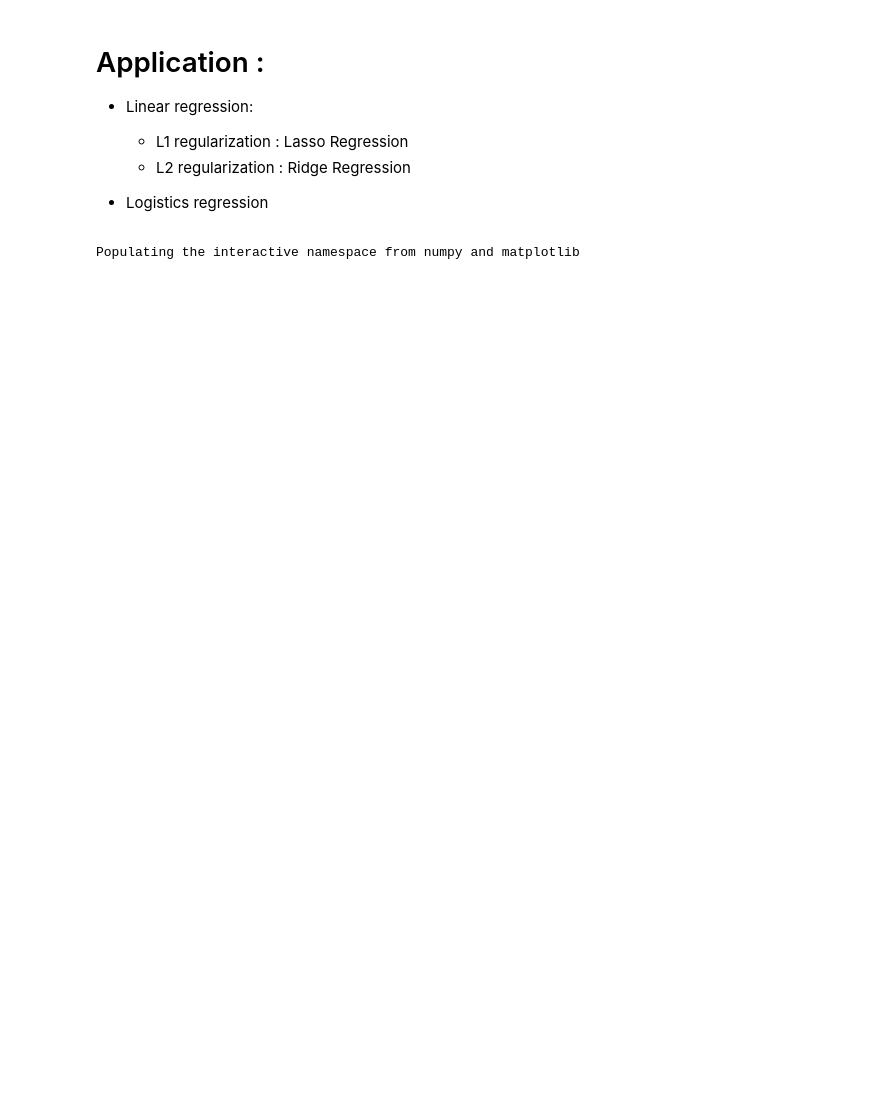
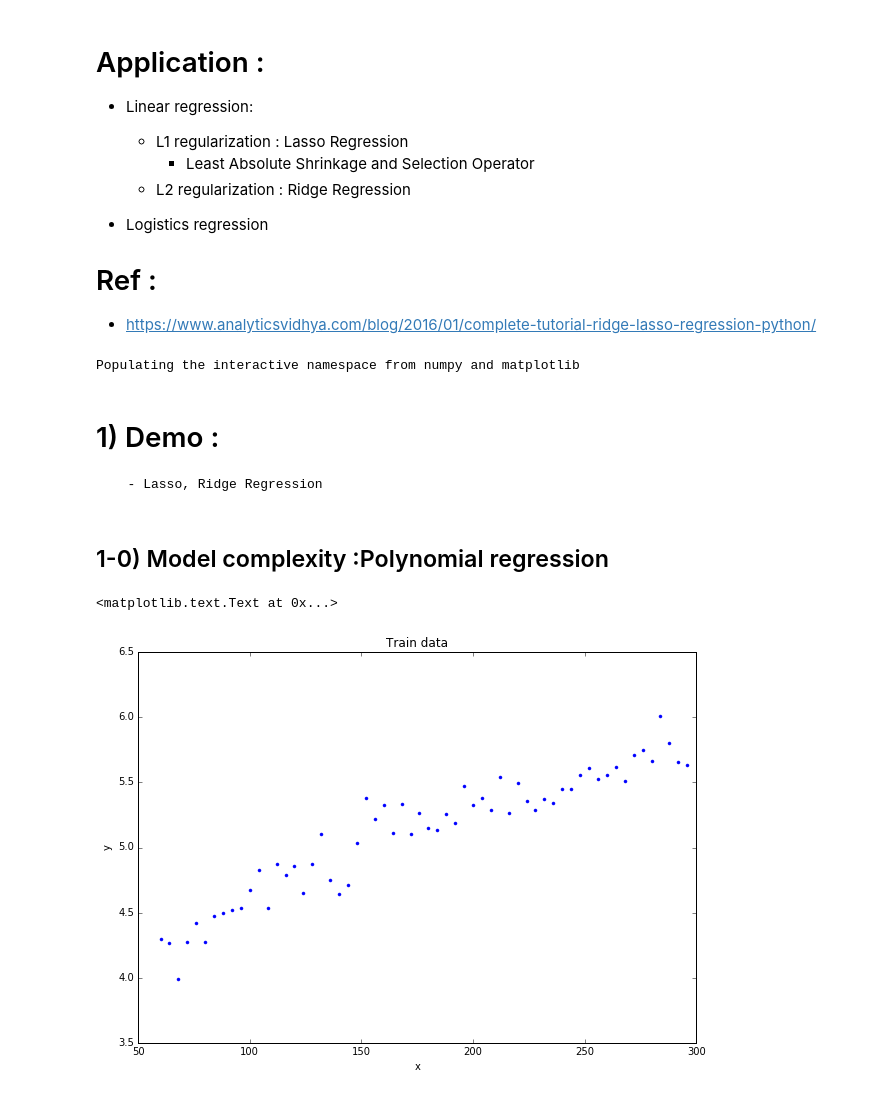
Before and after one commit to yennanliu/analysis, a Jupyter notebook: ML_/ML_Basic_L1_L2_Regularization.ipynb, the cells around one changed output. Cells and saved outputs as stored; diff of their text form; code cells hidden in the pictures; blank space fills up the shorter version.

```diff
--- a/ML_/ML_Basic_L1_L2_Regularization.ipynb
+++ b/ML_/ML_Basic_L1_L2_Regularization.ipynb
@@ -47,10 +48,16 @@ ps :  C=1/lambda, the small C, the stronger L1, L2 regression
 
 - Linear regression:
     - L1 regularization :  Lasso Regression
+         -  Least Absolute Shrinkage and Selection Operator
     - L2 regularization :  Ridge Regression
 
 
 - Logistics regression
+
+
+# Ref :
+
+- https://www.analyticsvidhya.com/blog/2016/01/complete-tutorial-ridge-lasso-regression-python/
 # %%
 # analysis library
 import pandas as pd, numpy as np
@@ -64,3 +71,8 @@ from sklearn.model_selection import train_test_split
 from sklearn.preprocessing import StandardScaler
 # %% [output]
 Populating the interactive namespace from numpy and matplotlib
+# %% [markdown]
+# 1) Demo :
+      - Lasso, Ridge Regression
+# %% [markdown]
+## 1-0)  Model complexity :Polynomial  regression
@@ -66,0 +137,20 @@ Populating the interactive namespace from numpy and matplotlib
+# %%
+# generate log like toy data with noise
+
+from matplotlib.pylab import rcParams
+rcParams['figure.figsize'] = 10, 7
+
+#Define input array with angles from 60deg to 300deg converted to radians
+#x = np.array([i*np.pi/180 for i in range(60,300,4)])
+x = np.array([i for i in range(60,300,4)])
+np.random.seed(10)  #Setting seed for reproducability
+#y = np.sin(x) + np.random.normal(0,0.15,len(x))
+y = np.log(x) + np.random.normal(0,0.15,len(x))
+data = pd.DataFrame(np.column_stack([x,y]),columns=['x','y'])
+plt.plot(data['x'],data['y'],'.')
+plt.title('Train data')
+plt.xlabel('x')
+plt.ylabel('y')
+# %% [output]
+<matplotlib.text.Text at 0x...>
+[figure, added]
```
Also changed, not shown: parts of 13 cells of this notebook.
